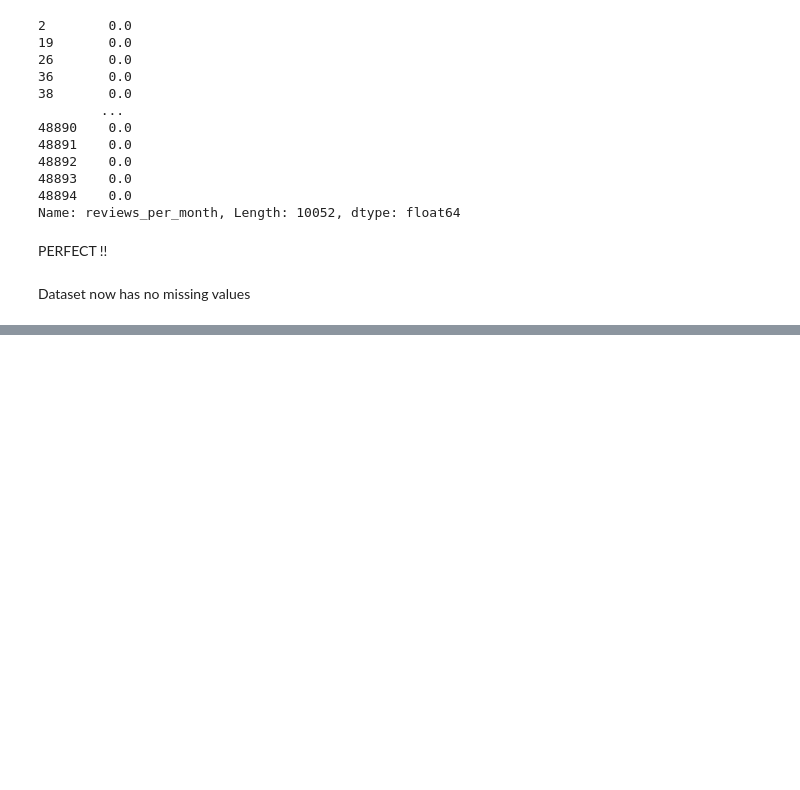
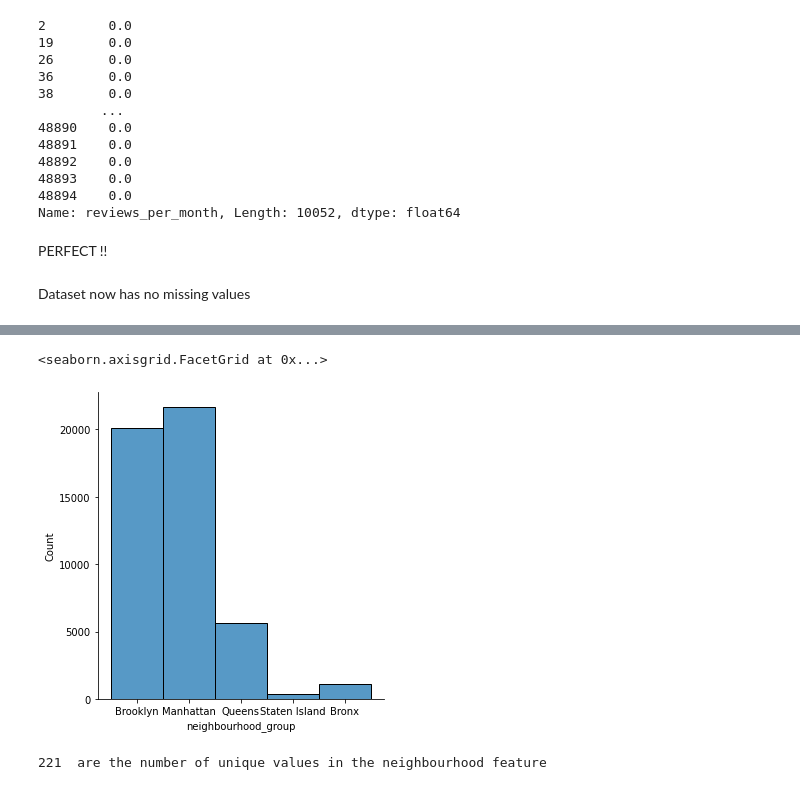
Before and after one commit to abhi-11nav/NewYork_HousingPrice, a Jupyter notebook: NewYork_Airbnb.ipynb, the cells around one changed output, grey strips where cells are left out. Cells and saved outputs as stored; diff of their text form; code cells hidden in the pictures; blank space fills up the shorter version.

```diff
--- a/NewYork_Airbnb.ipynb
+++ b/NewYork_Airbnb.ipynb
@@ -130,7 +130,7 @@ dataset["last_review_full"] = dataset["last_review_full"].ffill()
 dataset["last_review"] = dataset["last_review_full"]
 
 
-dataset.drop(["last_review_full"],inplace=True)
+dataset.drop(["last_review_full"],inplace=True,axis=1)
 # %%
 # Checking for missing values in last_review feature for last time after all the modifications
 
@@ -227,0 +274,13 @@ Dataset now has no missing values
+# %%
+# Let us plot neigbourhood and neighbourhod_group against price
+
+sns.displot(dataset["neighbourhood_group"])
+# %% [output]
+<seaborn.axisgrid.FacetGrid at 0x...>
+[figure, added]
+# %%
+# Since neighbourhood feature has so many unique values. It is best practice to eliminate it
+
+print(len(dataset["neighbourhood"].value_counts())," are the number of unique values in the neighbourhood feature")
+# %% [output]
+221  are the number of unique values in the neighbourhood feature
```
Also changed, not shown: parts of 11 cells of this notebook.
